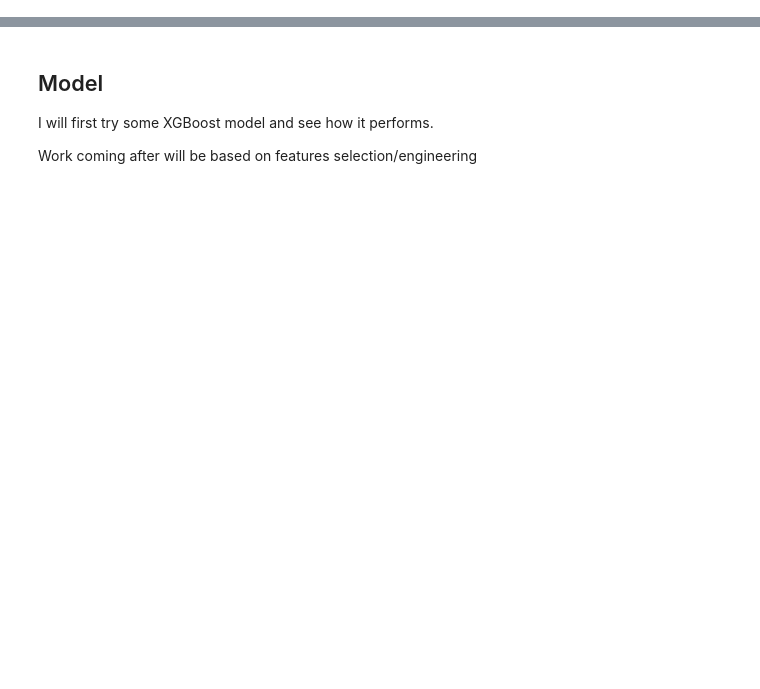
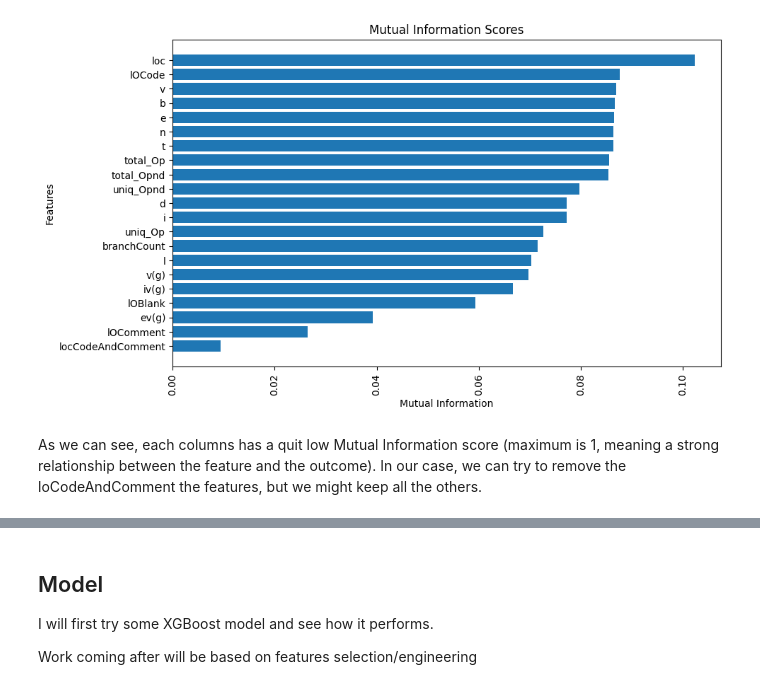
Before and after one commit to douglasbouchet/kaggle-challenges, a Jupyter notebook: software-defect/main.ipynb, the cells around one changed output, grey strips where cells are left out. Drawn from its saved outputs; the diff is of its cells as text; code cells hidden in the pictures; blank space fills up the shorter version.

```diff
--- a/software-defect/main.ipynb
+++ b/software-defect/main.ipynb
@@ -48,0 +63,16 @@ TODO
+# %%
+mutual_info = mutual_info_classif(X, y)
+mi_scores = pd.DataFrame(mutual_info, index=X.columns, columns=["Mutual Information"])
+mi_scores = mi_scores.sort_values(by="Mutual Information", ascending=True)
+plt.figure(figsize=(10, 6))
+plt.barh(mi_scores.index, mi_scores["Mutual Information"])
+plt.xticks(rotation=90)
+plt.xlabel('Mutual Information')
+plt.ylabel('Features')
+plt.title('Mutual Information Scores')
+plt.show()
+# %% [output]
+[figure, added]
+# %% [markdown]
+As we can see, each columns has a quit low Mutual Information score (maximum is 1, meaning a strong relationship between the feature and the outcome).
+In our case, we can try to remove the loCodeAndComment the features, but we might keep all the others.
```
Also changed, not shown: parts of 39 cells of this notebook.
